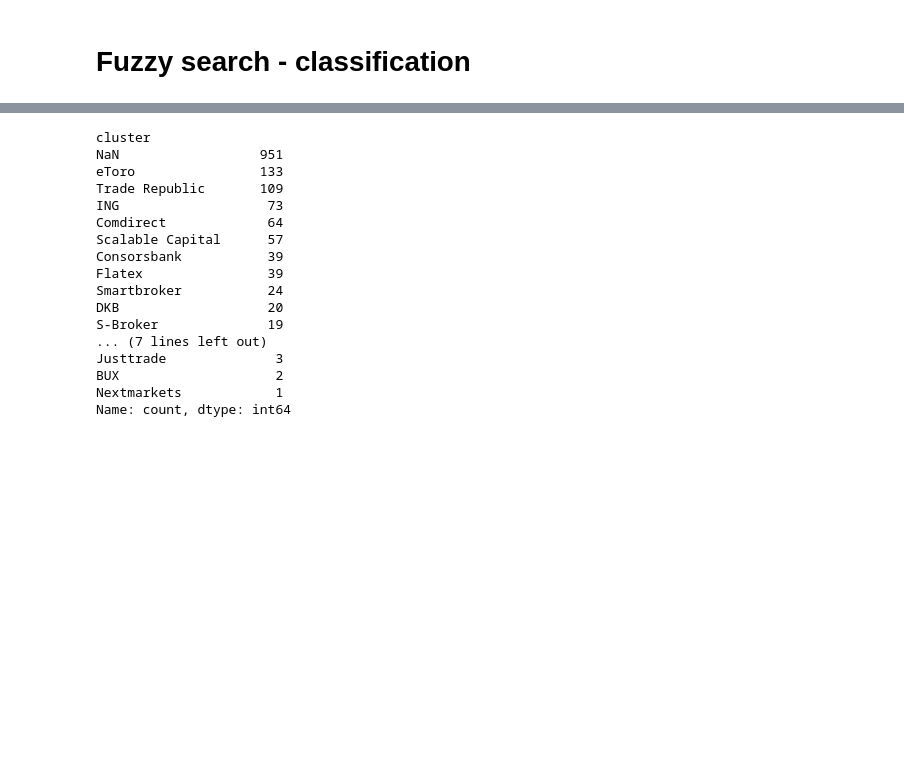
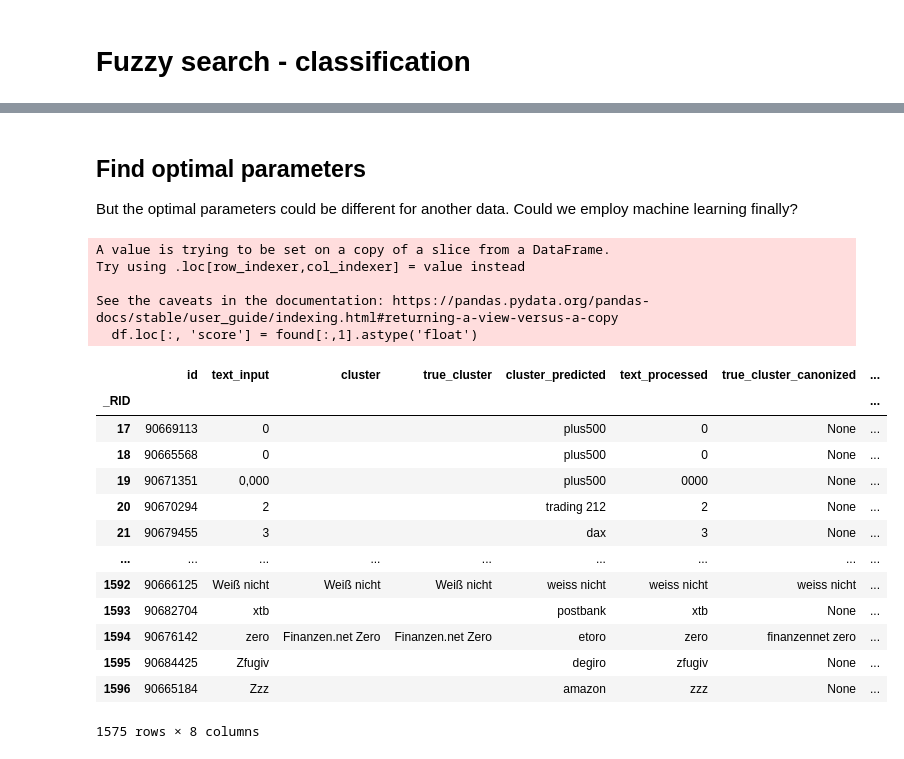
Before and after one commit to mihasK/human-text-input-clustering, a Jupyter notebook: main.ipynb, the cells around one changed output, grey strips where cells are left out. Drawn from its saved outputs; the diff is of its cells as text; code cells hidden in the pictures; blank space fills up the shorter version.

```diff
--- a/main.ipynb
+++ b/main.ipynb
@@ -127,0 +136,3 @@ known_labels
+# %%
+df.loc[:, 'true_cluster_canonized'] = df.true_cluster.apply(preprocess)
+df.true_cluster_canonized.unique()
@@ -159,5 +207,0 @@ ffind_get_label('dkb', targets=known_labels.keys())
-# %%
-df['found_clusters'] = df.text_pro.apply(
-     lambda t: ffind_get_label(t, targets=known_labels)
-)
-df.found_clusters.dropna()
@@ -268,20 +207,0 @@ Name: count, Length: 632, dtype: int64
-# %%
-df.cluster.value_counts(dropna=False)
-# %% [output]
-cluster
-NaN                  951
-eToro                133
-Trade Republic       109
-ING                   73
-Comdirect             64
-Scalable Capital      57
-Consorsbank           39
-Flatex                39
-Smartbroker           24
-DKB                   20
-S-Broker              19
-... (7 lines left out)
-Justtrade              3
-BUX                    2
-Nextmarkets            1
-Name: count, dtype: int64
@@ -289,0 +208,42 @@ df[~df.cluster.notna()].to_csv('data/data_57_not_clustered.csv')
+# %% [markdown]
+## Find optimal parameters
+But the optimal parameters could be different for another data. Could we employ machine learning finally?
+# %%
+from functools import partial
+
+def find(s):
+    return list(
+        extractOne(s,
+                      known_labels.keys(),
+                      scorer=fuzz.QRatio,
+#                       score_cutoff=70
+                     )
+    )
+
+found = np.array(
+    df['text_processed'].apply(find).to_list()
+)
+
+df.loc[:, 'score'] = found[:,1].astype('float')
+df.loc[:, 'cluster_predicted'] = found[:,0]
+df
+# %% [output]
+A value is trying to be set on a copy of a slice from a DataFrame.
+Try using .loc[row_indexer,col_indexer] = value instead
+
+See the caveats in the documentation: https://pandas.pydata.org/pandas-docs/stable/user_guide/indexing.html#returning-a-view-versus-a-copy
+  df.loc[:, 'score'] = found[:,1].astype('float')
+|  | id | text_input | cluster | true_cluster | cluster_predicted | text_processed | true_cluster_canonized | ... |
+| _RID |  |  |  |  |  |  |  | ... |
+| 17 | 90669113 | 0 |  |  | plus500 | 0 | None | ... |
+| 18 | 90665568 | 0 |  |  | plus500 | 0 | None | ... |
+| 19 | 90671351 | 0,000 |  |  | plus500 | 0000 | None | ... |
+| 20 | 90670294 | 2 |  |  | trading 212 | 2 | None | ... |
+| 21 | 90679455 | 3 |  |  | dax | 3 | None | ... |
+| ... | ... | ... | ... | ... | ... | ... | ... | ... |
+| 1592 | 90666125 | Weiß nicht | Weiß nicht | Weiß nicht | weiss nicht | weiss nicht | weiss nicht | ... |
+| 1593 | 90682704 | xtb |  |  | postbank | xtb | None | ... |
+| 1594 | 90676142 | zero | Finanzen.net Zero | Finanzen.net Zero | etoro | zero | finanzennet zero | ... |
+| 1595 | 90684425 | Zfugiv |  |  | degiro | zfugiv | None | ... |
+| 1596 | 90665184 | Zzz |  |  | amazon | zzz | None | ... |
+1575 rows × 8 columns
```
Also changed, not shown: parts of 28 cells of this notebook, 3 other files.
